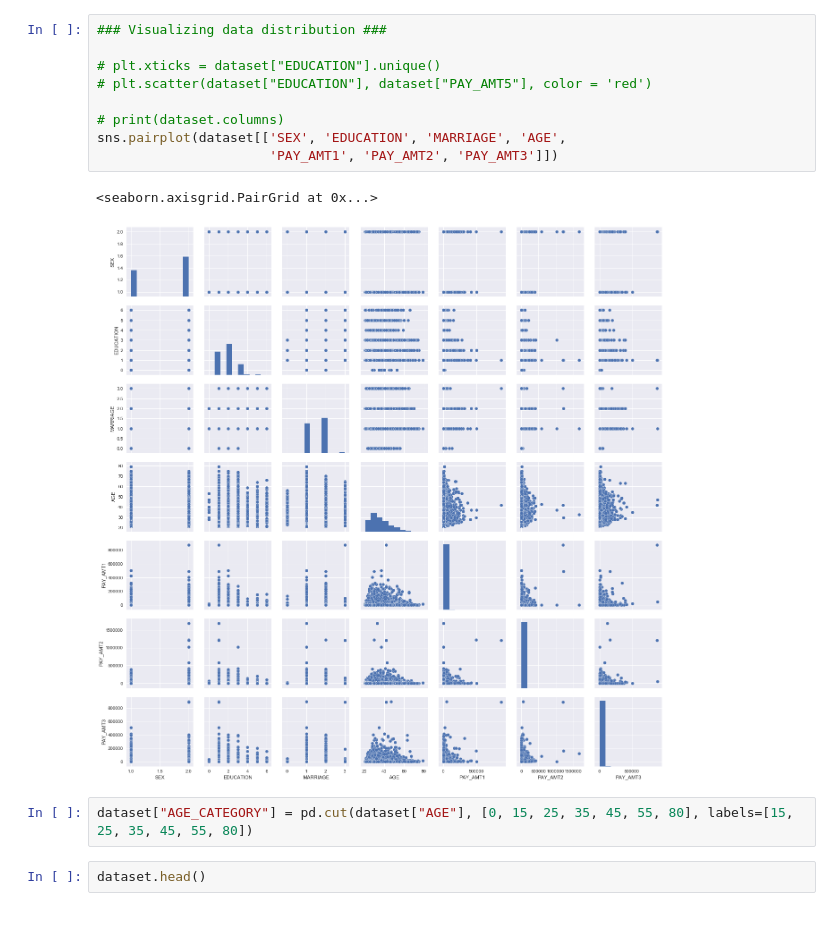
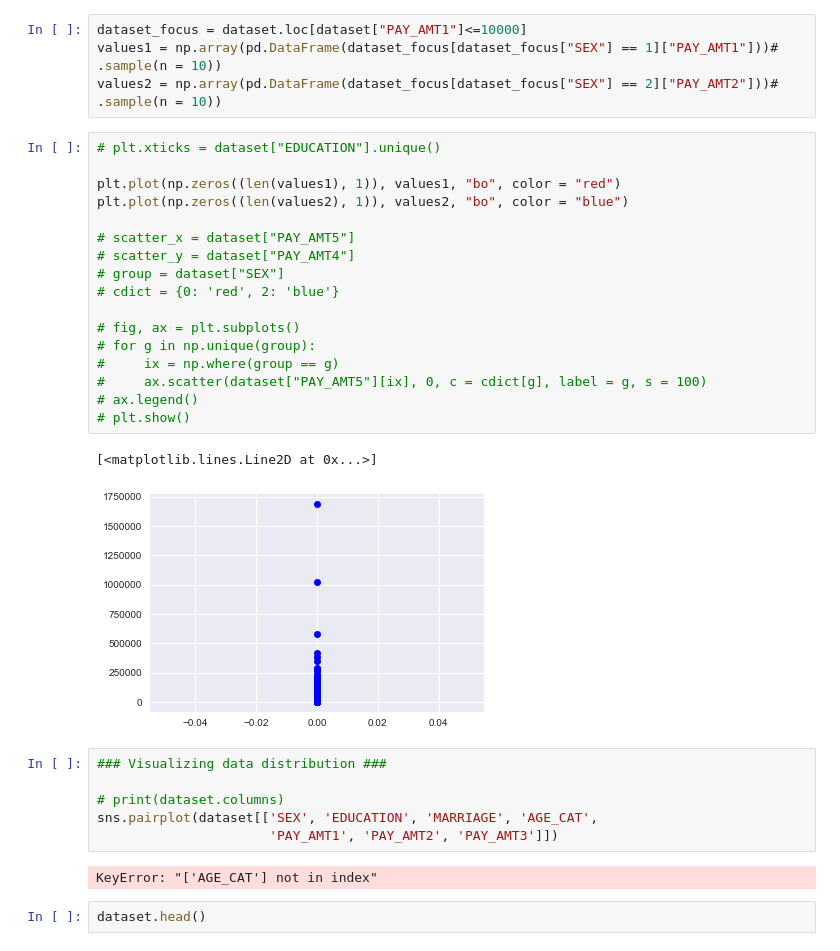
Before and after one commit to dineshbabur92/UCI-demographics-DL-model, a Jupyter notebook: Demographics+Prediction+DL+Model+-+UCI+Credit+Card+Dataset+-+My+Code.ipynb, the cells around one changed output. Drawn from its saved outputs; the diff is of its cells as text; blank space fills up the shorter version.

Commit message:
experimenting with plots

```diff
--- a/Demographics+Prediction+DL+Model+-+UCI+Credit+Card+Dataset+-+My+Code.ipynb
+++ b/Demographics+Prediction+DL+Model+-+UCI+Credit+Card+Dataset+-+My+Code.ipynb
@@ -32,20 +32,38 @@ sns.heatmap(corr,
 # %% [output]
 <matplotlib.axes._subplots.AxesSubplot at 0x...>
 [figure]
+# %%
+dataset_focus = dataset.loc[dataset["PAY_AMT1"]<=10000]
+values1 = np.array(pd.DataFrame(dataset_focus[dataset_focus["SEX"] == 1]["PAY_AMT1"]))# .sample(n = 10))
+values2 = np.array(pd.DataFrame(dataset_focus[dataset_focus["SEX"] == 2]["PAY_AMT2"]))# .sample(n = 10))
+# %%
+# plt.xticks = dataset["EDUCATION"].unique()
+
+plt.plot(np.zeros((len(values1), 1)), values1, "bo", color = "red")
+plt.plot(np.zeros((len(values2), 1)), values2, "bo", color = "blue")
+
+# scatter_x = dataset["PAY_AMT5"]
+# scatter_y = dataset["PAY_AMT4"]
+# group = dataset["SEX"]
+# cdict = {0: 'red', 2: 'blue'}
+
+# fig, ax = plt.subplots()
+# for g in np.unique(group):
+#     ix = np.where(group == g)
+#     ax.scatter(dataset["PAY_AMT5"][ix], 0, c = cdict[g], label = g, s = 100)
+# ax.legend()
+# plt.show()
+# %% [output]
+[<matplotlib.lines.Line2D at 0x...>]
+[figure, added]
 # %%
 ### Visualizing data distribution ###
 
-# plt.xticks = dataset["EDUCATION"].unique()
-# plt.scatter(dataset["EDUCATION"], dataset["PAY_AMT5"], color = 'red')
-
 # print(dataset.columns)
-sns.pairplot(dataset[['SEX', 'EDUCATION', 'MARRIAGE', 'AGE',
+sns.pairplot(dataset[['SEX', 'EDUCATION', 'MARRIAGE', 'AGE_CAT',
                       'PAY_AMT1', 'PAY_AMT2', 'PAY_AMT3']])
 # %% [output]
-<seaborn.axisgrid.PairGrid at 0x...>
+KeyError: "['AGE_CAT'] not in index"
-[figure, removed]
-# %%
-dataset["AGE_CATEGORY"] = pd.cut(dataset["AGE"], [0, 15, 25, 35, 45, 55, 80], labels=[15, 25, 35, 45, 55, 80])
 # %%
 dataset.head()
 # %% [output]
```
Also changed, not shown: parts of 5 cells of this notebook.
